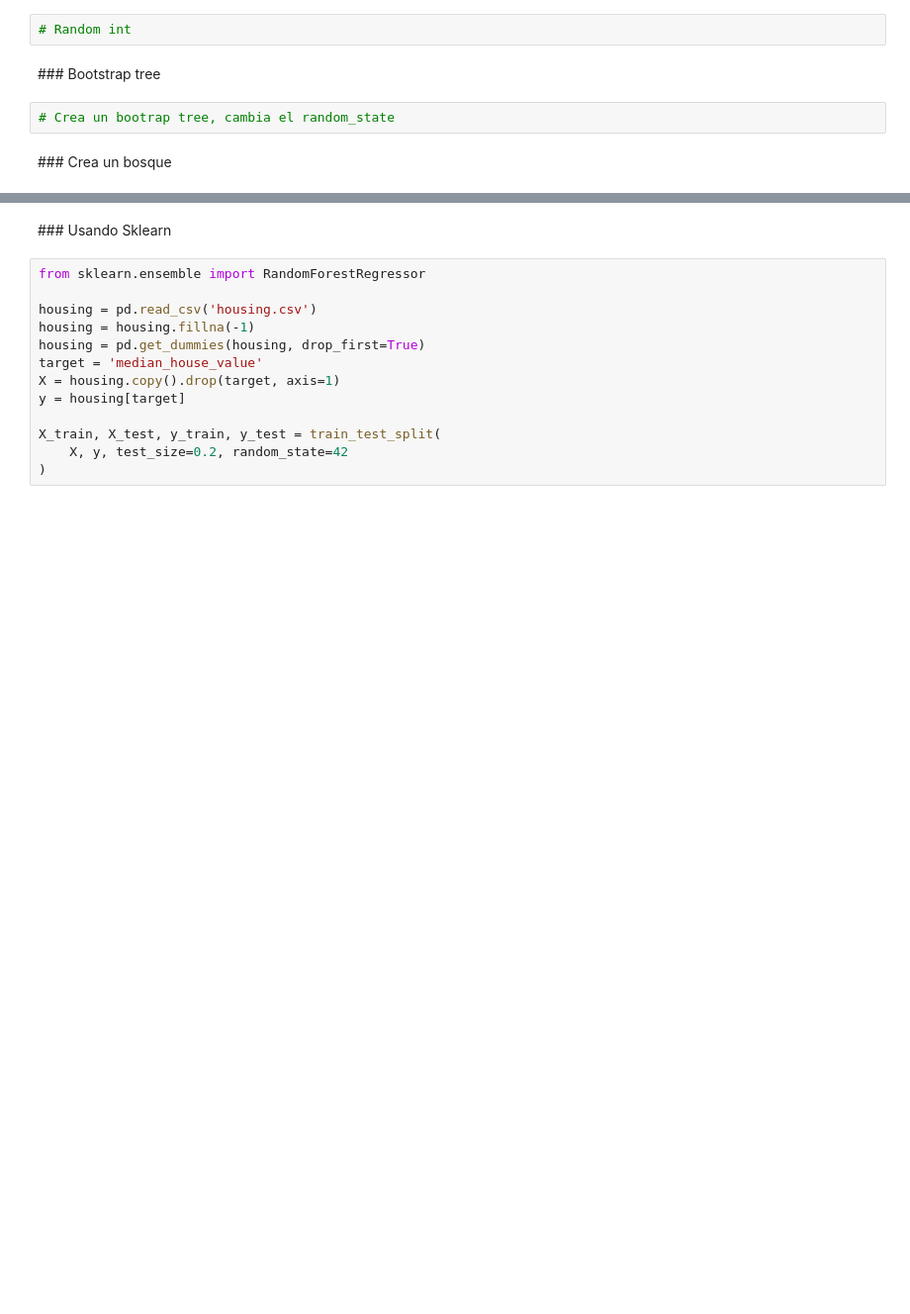
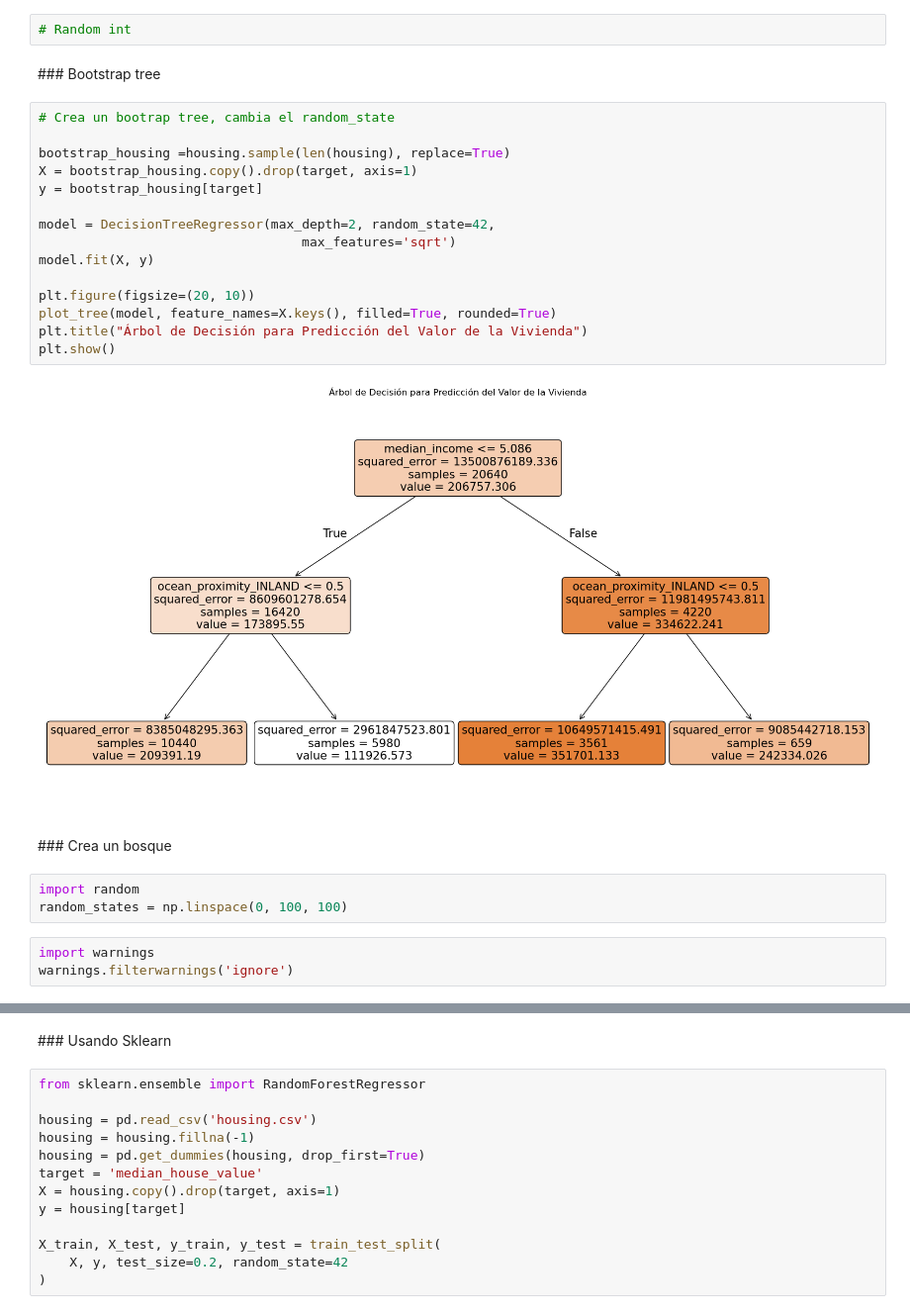
Before and after one commit to zayo1511/LabAprEst, a Jupyter notebook: Parcial3/random_forest_sin_resolver.ipynb, the cells around one changed output, grey strips where cells are left out. Shown at 99% size. Drawn from its saved outputs; the diff is of its cells as text; blank space fills up the shorter version.

```diff
--- a/Parcial3/random_forest_sin_resolver.ipynb
+++ b/Parcial3/random_forest_sin_resolver.ipynb
@@ -41,8 +53,29 @@ plt.show()
 ### Bootstrap tree
 # %%
 # Crea un bootrap tree, cambia el random_state
+
+bootstrap_housing =housing.sample(len(housing), replace=True)
+X = bootstrap_housing.copy().drop(target, axis=1)
+y = bootstrap_housing[target]
+
+model = DecisionTreeRegressor(max_depth=2, random_state=42,
+                                  max_features='sqrt')
+model.fit(X, y)
+
+plt.figure(figsize=(20, 10))
+plot_tree(model, feature_names=X.keys(), filled=True, rounded=True)
+plt.title("Árbol de Decisión para Predicción del Valor de la Vivienda")
+plt.show()
+# %% [output]
+[figure, added]
 # %% [markdown]
 ### Crea un bosque
+# %%
+import random
+random_states = np.linspace(0, 100, 100)
+# %%
+import warnings
+warnings.filterwarnings('ignore')
 # %%
 # X train y test
 # Dividir en entrenamiento y prueba
```
Also changed, not shown: parts of 6 cells of this notebook, 2 other files.
